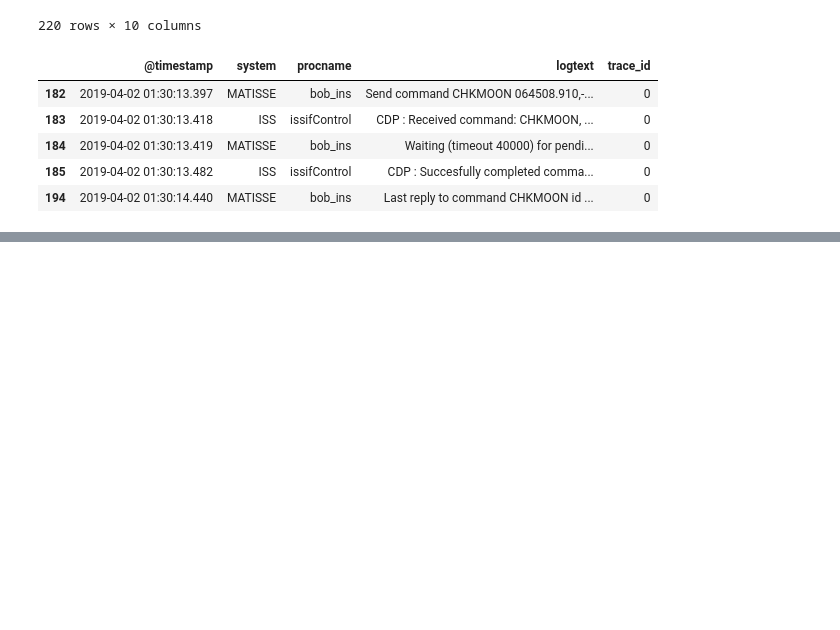
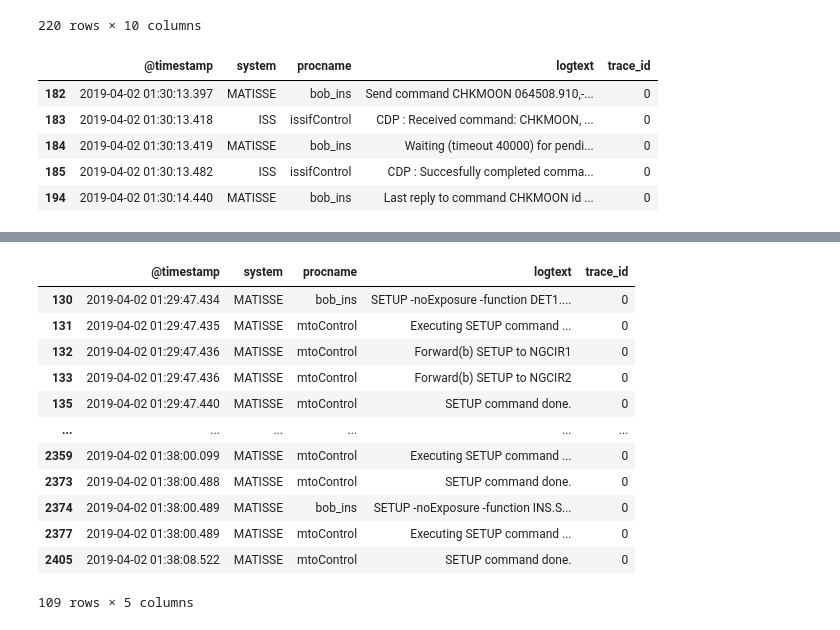
Before and after one commit to paranal-sw/collaborations-UFRO-2024-2s, a Jupyter notebook: 1-command-visualization/visualizacion_.ipynb, the cells around one changed output, grey strips where cells are left out. Cells and saved outputs as stored; diff of their text form; code cells hidden in the pictures; blank space fills up the shorter version.

```diff
--- a/1-command-visualization/visualizacion_.ipynb
+++ b/1-command-visualization/visualizacion_.ipynb
@@ -1535,0 +555,17 @@ with pd.option_context('display.max_colwidth', None):
+# %%
+with pd.option_context('display.max_colwidth', None):
+    display(df_trace[ df_trace['logtext'].str.contains("SETUP") ][:])
+# %% [output]
+|  | @timestamp | system | procname | logtext | trace_id |
+| 130 | 2019-04-02 01:29:47.434 | MATISSE | bob_ins | SETUP -noExposure -function DET1.... | 0 |
+| 131 | 2019-04-02 01:29:47.435 | MATISSE | mtoControl | Executing SETUP command ... | 0 |
+| 132 | 2019-04-02 01:29:47.436 | MATISSE | mtoControl | Forward(b) SETUP to NGCIR1 | 0 |
+| 133 | 2019-04-02 01:29:47.436 | MATISSE | mtoControl | Forward(b) SETUP to NGCIR2 | 0 |
+| 135 | 2019-04-02 01:29:47.440 | MATISSE | mtoControl | SETUP command done. | 0 |
+| ... | ... | ... | ... | ... | ... |
+| 2359 | 2019-04-02 01:38:00.099 | MATISSE | mtoControl | Executing SETUP command ... | 0 |
+| 2373 | 2019-04-02 01:38:00.488 | MATISSE | mtoControl | SETUP command done. | 0 |
+| 2374 | 2019-04-02 01:38:00.489 | MATISSE | bob_ins | SETUP -noExposure -function INS.S... | 0 |
+| 2377 | 2019-04-02 01:38:00.489 | MATISSE | mtoControl | Executing SETUP command ... | 0 |
+| 2405 | 2019-04-02 01:38:08.522 | MATISSE | mtoControl | SETUP command done. | 0 |
+109 rows × 5 columns
```
Also changed, not shown: parts of 23 cells of this notebook, 13 other files.
